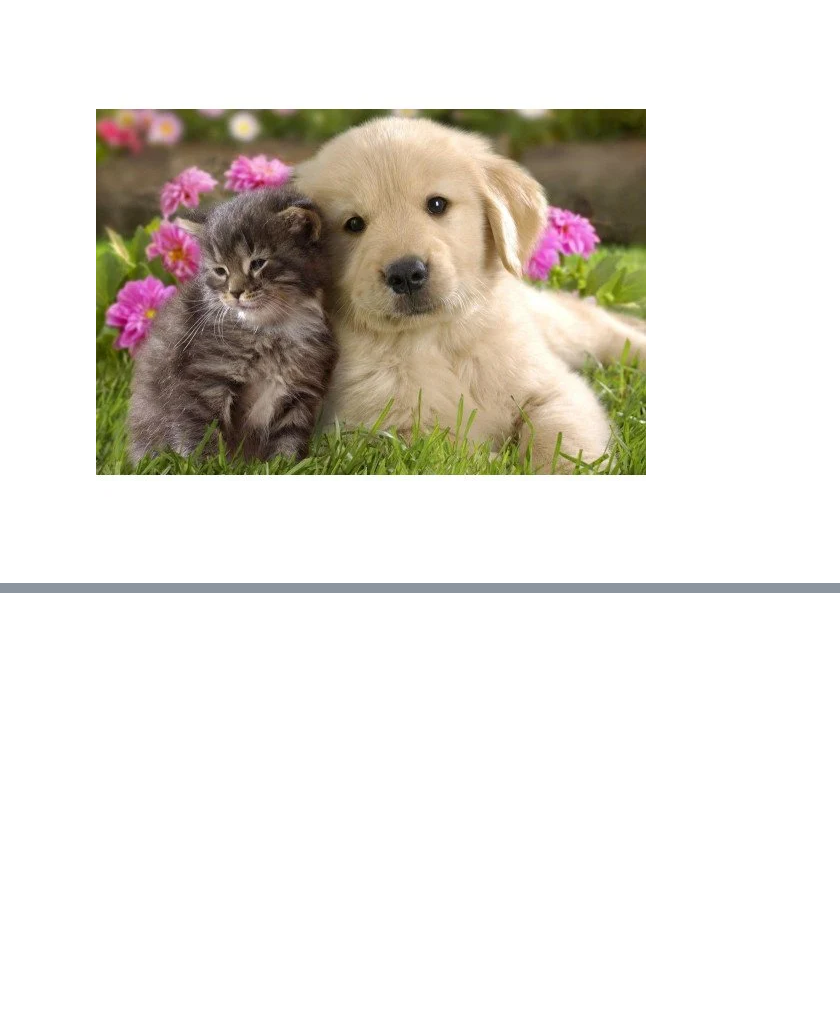
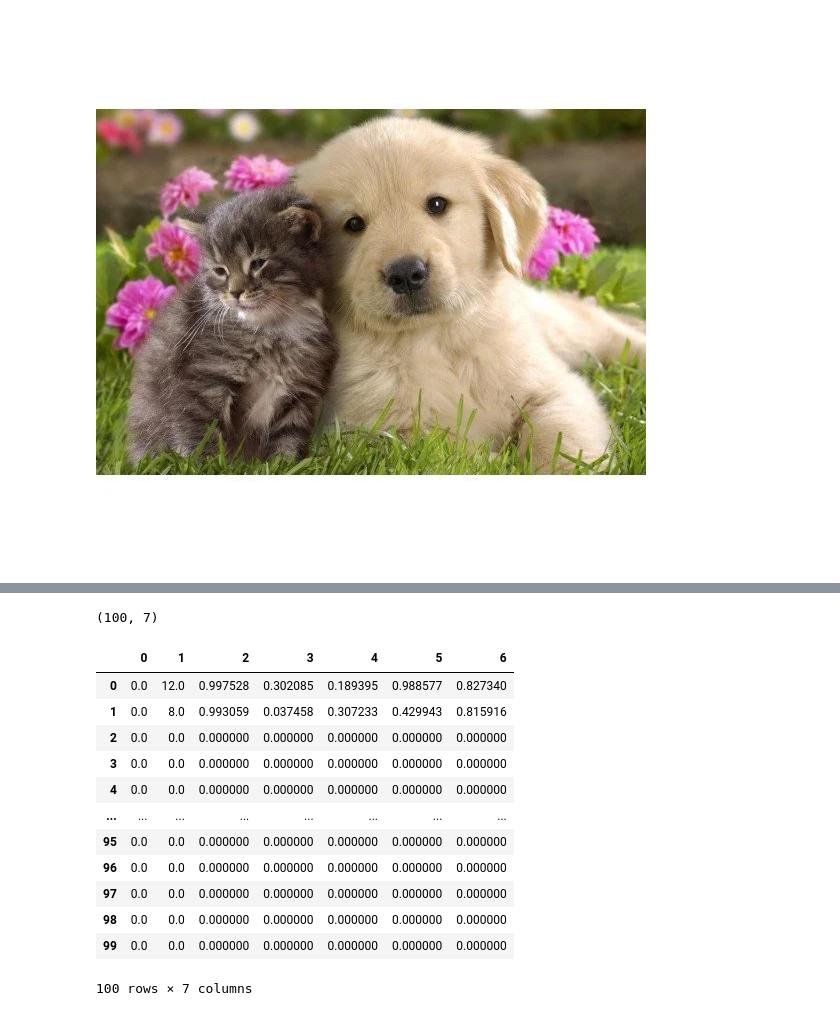
Before and after one commit to nancymary-web/Project1, a Jupyter notebook: copy_of_ssd_opencv.ipynb, the cells around one changed output, grey strips where cells are left out. Cells and saved outputs as stored; diff of their text form; code cells hidden in the pictures; blank space fills up the shorter version.

```diff
--- a/copy_of_ssd_opencv.ipynb
+++ b/copy_of_ssd_opencv.ipynb
@@ -54,0 +85,23 @@ height , width , _ = img.shape
+# %%
+final= np.squeeze(detections)
+print(final.shape)
+# %% [output]
+(100, 7)
+# %%
+import pandas as pd
+#pd.reset_option('display.max_rows',None)
+pd.DataFrame(final)
+# %% [output]
+|  | 0 | 1 | 2 | 3 | 4 | 5 | 6 |
+| 0 | 0.0 | 12.0 | 0.997528 | 0.302085 | 0.189395 | 0.988577 | 0.827340 |
+| 1 | 0.0 | 8.0 | 0.993059 | 0.037458 | 0.307233 | 0.429943 | 0.815916 |
+| 2 | 0.0 | 0.0 | 0.000000 | 0.000000 | 0.000000 | 0.000000 | 0.000000 |
+| 3 | 0.0 | 0.0 | 0.000000 | 0.000000 | 0.000000 | 0.000000 | 0.000000 |
+| 4 | 0.0 | 0.0 | 0.000000 | 0.000000 | 0.000000 | 0.000000 | 0.000000 |
+| ... | ... | ... | ... | ... | ... | ... | ... |
+| 95 | 0.0 | 0.0 | 0.000000 | 0.000000 | 0.000000 | 0.000000 | 0.000000 |
+| 96 | 0.0 | 0.0 | 0.000000 | 0.000000 | 0.000000 | 0.000000 | 0.000000 |
+| 97 | 0.0 | 0.0 | 0.000000 | 0.000000 | 0.000000 | 0.000000 | 0.000000 |
+| 98 | 0.0 | 0.0 | 0.000000 | 0.000000 | 0.000000 | 0.000000 | 0.000000 |
+| 99 | 0.0 | 0.0 | 0.000000 | 0.000000 | 0.000000 | 0.000000 | 0.000000 |
+100 rows × 7 columns
```
Also changed, not shown: parts of 14 cells of this notebook.
